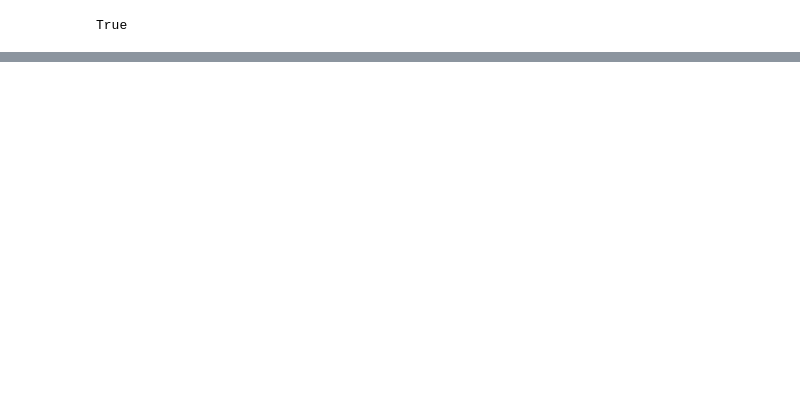
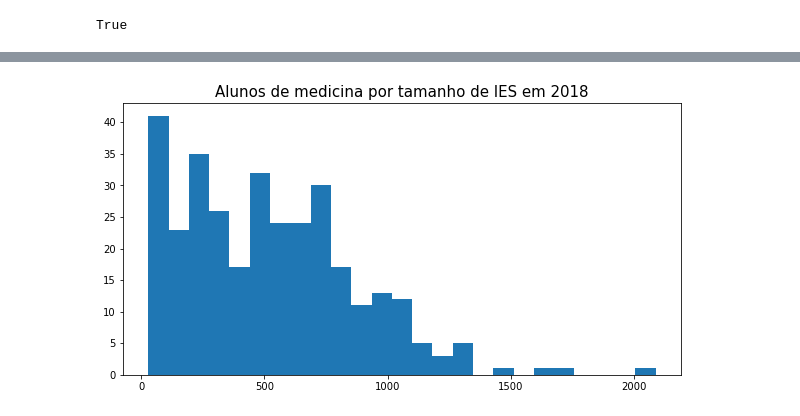
Before and after one commit to rafael-roldao/censo_es_2018_aluno, a Jupyter notebook: Censo do Ensino Superior 2018 - Alunos.ipynb, the cells around one changed output, grey strips where cells are left out. Cells and saved outputs as stored; diff of their text form; code cells hidden in the pictures; blank space fills up the shorter version.

```diff
--- a/Censo do Ensino Superior 2018 - Alunos.ipynb
+++ b/Censo do Ensino Superior 2018 - Alunos.ipynb
@@ -1184,0 +1264,3 @@ True
+# %%
+med_df2 = pd.read_csv('medicina_df_groupby_ies.csv', index_col=0)
+med_df2.head(8)
@@ -1184,0 +1278,7 @@ True
+# %%
+plt.figure(figsize=[10, 5])
+plt.hist(data=med_df2, x='TOTAL_ALUNOS', bins=25)
+plt.title('Alunos de medicina por tamanho de IES em 2018', fontsize=15)
+plt.show()
+# %% [output]
+[figure, added]
```
Also changed, not shown: parts of 45 cells of this notebook, 4 other files.
